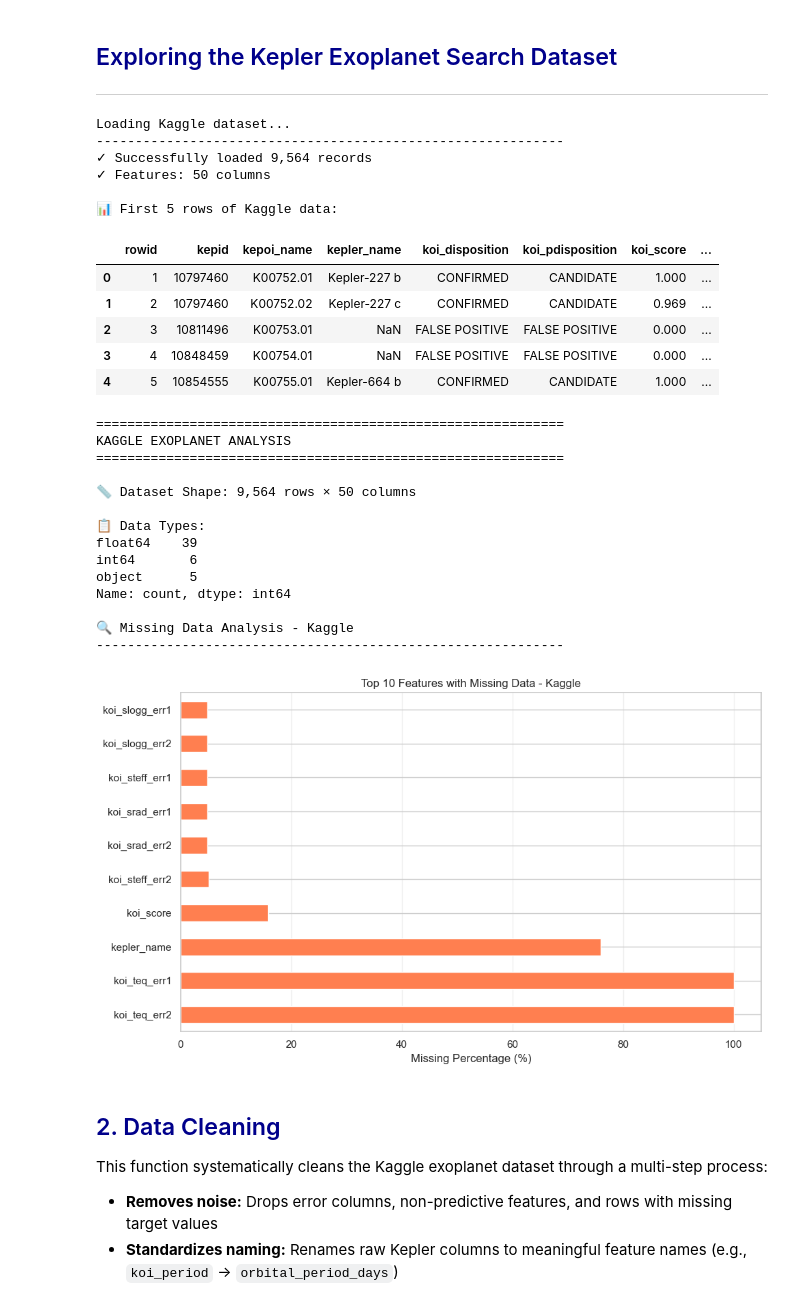
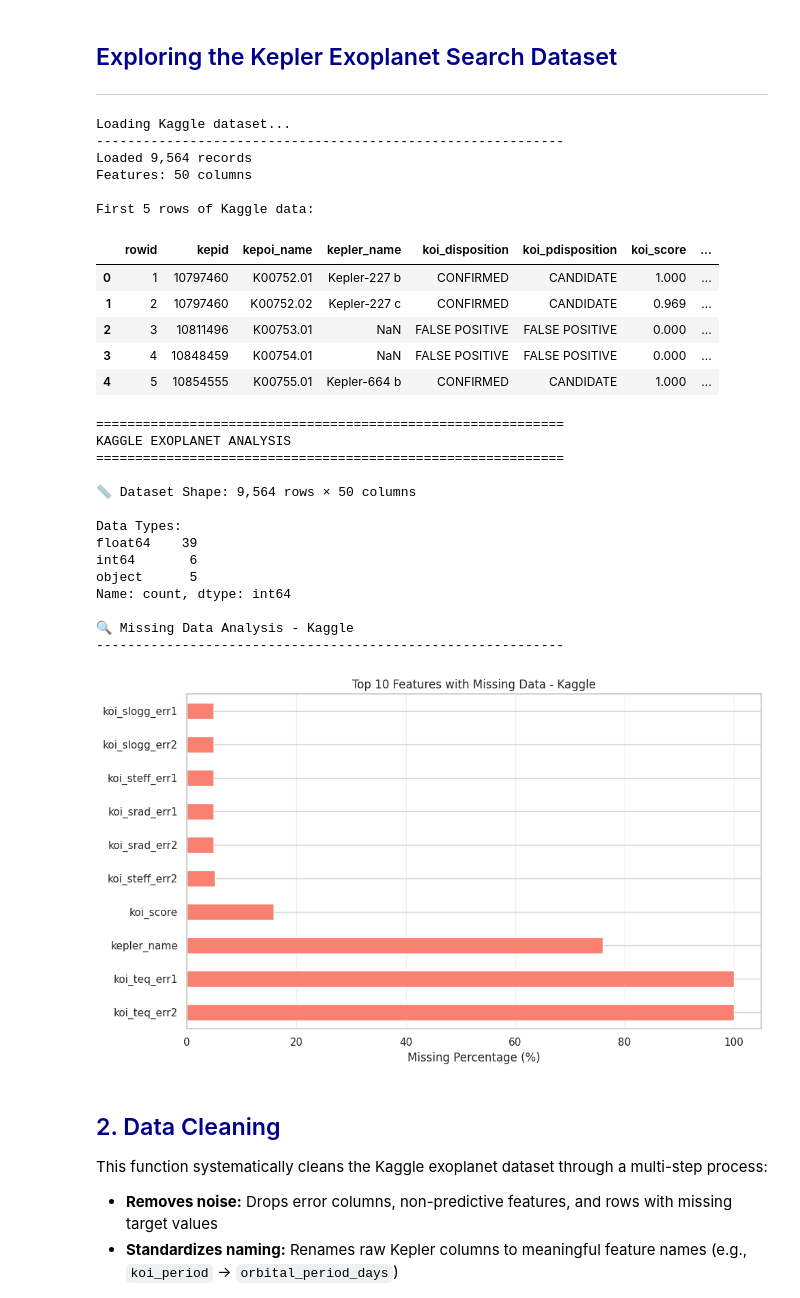
Before and after one commit to egigj-dev/holbertonschool-machine_learning, a Jupyter notebook: notebooks/Threat-vs-Hope-NASA-Space-Data-Story/NASA.ipynb, the cells around one changed output. Saved outputs shown, nothing was run; the diff lists cells and outputs as text; code cells hidden in the pictures.

Commit message:
Adding more graph display

```diff
--- a/notebooks/Threat-vs-Hope-NASA-Space-Data-Story/NASA.ipynb
+++ b/notebooks/Threat-vs-Hope-NASA-Space-Data-Story/NASA.ipynb
@@ -865,14 +863,14 @@ def load_kaggle_data(filepath='data/raw/kaggle_exoplanet_data.csv'):
 
     try:
         df = pd.read_csv(filepath)
-        print(f"✓ Successfully loaded {len(df):,} records")
-        print(f"✓ Features: {len(df.columns)} columns")
+        print(f"Loaded {len(df):,} records")
+        print(f"Features: {len(df.columns)} columns")
         return df
     except FileNotFoundError:
-        print(f"✗ File not found: {filepath}")
+        print(f"File not found: {filepath}")
         return None
     except Exception as e:
-        print(f"✗ Error loading Kaggle data: {e}")
+        print(f"Error loading Kaggle data: {e}")
         return None
 
 
@@ -886,7 +884,7 @@ def analyze_dataset(df, dataset_name="Dataset"):
     print(f"\n📏 Dataset Shape: {df.shape[0]:,} rows × {df.shape[1]} columns")
 
     # Data types
-    print(f"\n📋 Data Types:")
+    print(f"\nData Types:")
     print(df.dtypes.value_counts())
 
     return df
@@ -915,15 +913,14 @@ def missing_data_analysis(df, dataset_name="Dataset"):
         # Visualize top missing features
         if len(missing_df) >= 10:
             fig, ax = plt.subplots(figsize=(10, 6))
-            missing_df.head(10)['Missing_Percentage'].plot(kind='barh', ax=ax, color='coral')
+            missing_df.head(10)['Missing_Percentage'].plot(kind='barh', ax=ax, color='salmon')
             ax.set_xlabel('Missing Percentage (%)')
             ax.set_title(f'Top 10 Features with Missing Data - {dataset_name}')
             ax.grid(axis='x', alpha=0.3)
             plt.tight_layout()
-            plt.savefig(f'figures/missing_data_{dataset_name.lower().replace(" ", "_")}.png', dpi=300, bbox_inches='tight')
             plt.show()
     else:
-        print("✓ No missing data!")
+        print("No missing data!")
 
     return missing_df
 
@@ -933,40 +930,40 @@ kaggle_df = load_kaggle_data()
 
 # Display Kaggle data if available
 if kaggle_df is not None:
-    print("\n📊 First 5 rows of Kaggle data:")
+    print("\nFirst 5 rows of Kaggle data:")
     display(kaggle_df.head())
 
     # Analyze Kaggle dataset
     kaggle_df = analyze_dataset(kaggle_df, "Kaggle Exoplanet")
     kaggle_missing = missing_data_analysis(kaggle_df, "Kaggle")
 # %% [output]
 Loading Kaggle dataset...
 ------------------------------------------------------------
-✓ Successfully loaded 9,564 records
-✓ Features: 50 columns
+Loaded 9,564 records
+Features: 50 columns
 
-📊 First 5 rows of Kaggle data:
+First 5 rows of Kaggle data:
 |  | rowid | kepid | kepoi_name | kepler_name | koi_disposition | koi_pdisposition | koi_score | ... |
 | 0 | 1 | 10797460 | K00752.01 | Kepler-227 b | CONFIRMED | CANDIDATE | 1.000 | ... |
 | 1 | 2 | 10797460 | K00752.02 | Kepler-227 c | CONFIRMED | CANDIDATE | 0.969 | ... |
 | 2 | 3 | 10811496 | K00753.01 | NaN | FALSE POSITIVE | FALSE POSITIVE | 0.000 | ... |
 | 3 | 4 | 10848459 | K00754.01 | NaN | FALSE POSITIVE | FALSE POSITIVE | 0.000 | ... |
 | 4 | 5 | 10854555 | K00755.01 | Kepler-664 b | CONFIRMED | CANDIDATE | 1.000 | ... |
 ============================================================
 KAGGLE EXOPLANET ANALYSIS
 ============================================================
 
 📏 Dataset Shape: 9,564 rows × 50 columns
 
-📋 Data Types:
+Data Types:
 float64    39
 int64       6
 object      5
 Name: count, dtype: int64
 
 🔍 Missing Data Analysis - Kaggle
 ------------------------------------------------------------
-[figure, old version]
+[figure, new version]
 # %% [markdown]
 <h2 style="color:darkblue; font-family:Verdana;">
 2. Data Cleaning
```
Also changed, not shown: parts of 13 cells of this notebook.
